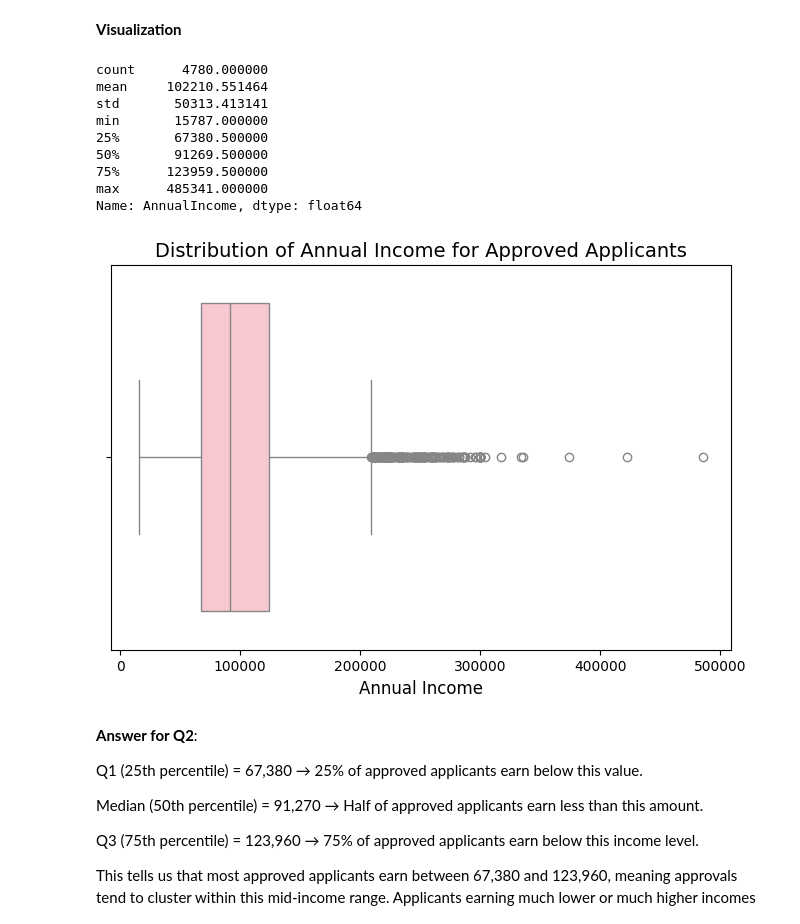
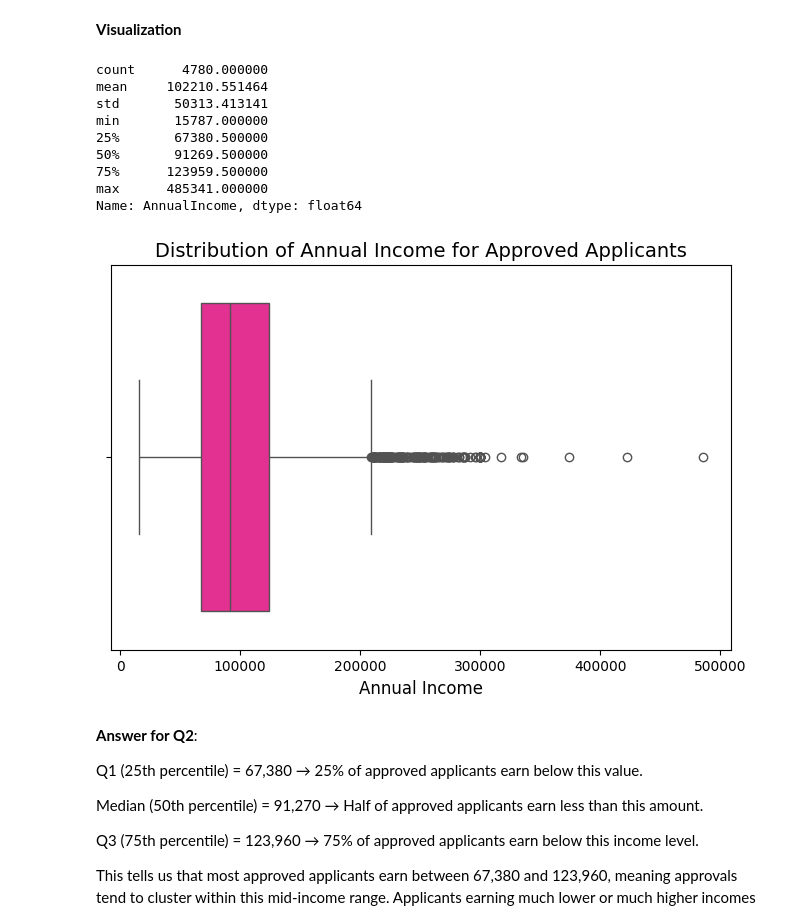
Before and after one commit to faridaikram/W2025, a Jupyter notebook: Classification_Mini_Project.ipynb, the cells around one changed output. Cells and saved outputs as stored; diff of their text form; code cells hidden in the pictures.

```diff
--- a/Classification_Mini_Project.ipynb
+++ b/Classification_Mini_Project.ipynb
@@ -275,35 +275,35 @@ Passing `palette` without assigning `hue` is deprecated and will be removed in v
 import seaborn as sns
 import matplotlib.pyplot as plt
 
 # Filter approved applicants
 approved_df = df[df['LoanApproved'] == "Yes"]
 
 # Compute summary statistics (including quartiles)
 income_summary = approved_df['AnnualIncome'].describe(percentiles=[0.25, 0.5, 0.75])
 print(income_summary)
 
 # Extract quartiles for interpretation
 Q1 = income_summary['25%']
 median = income_summary['50%']
 Q3 = income_summary['75%']
 
 # 3Visualize distribution with boxplot
 plt.figure(figsize=(8,5))
-sns.boxplot(x=approved_df['AnnualIncome'], color='pink')
+sns.boxplot(x=approved_df['AnnualIncome'], color='#FF1493')
 plt.title("Distribution of Annual Income for Approved Applicants", fontsize=14)
 plt.xlabel("Annual Income", fontsize=12)
 plt.show()
 # %% [output]
 count      4780.000000
 mean     102210.551464
 std       50313.413141
 min       15787.000000
 25%       67380.500000
 50%       91269.500000
 75%      123959.500000
 max      485341.000000
 Name: AnnualIncome, dtype: float64
-[figure, old version]
+[figure, new version]
 # %% [markdown]
 **Answer for Q2**:
 
```
Also changed, not shown: parts of 11 cells of this notebook.
